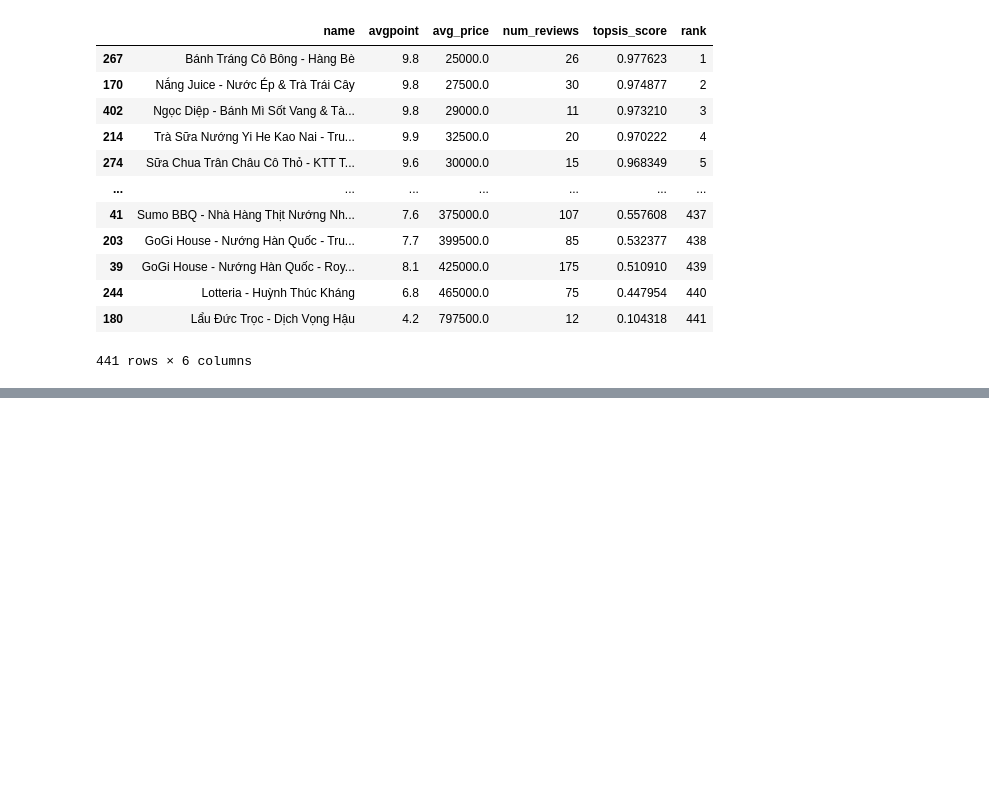
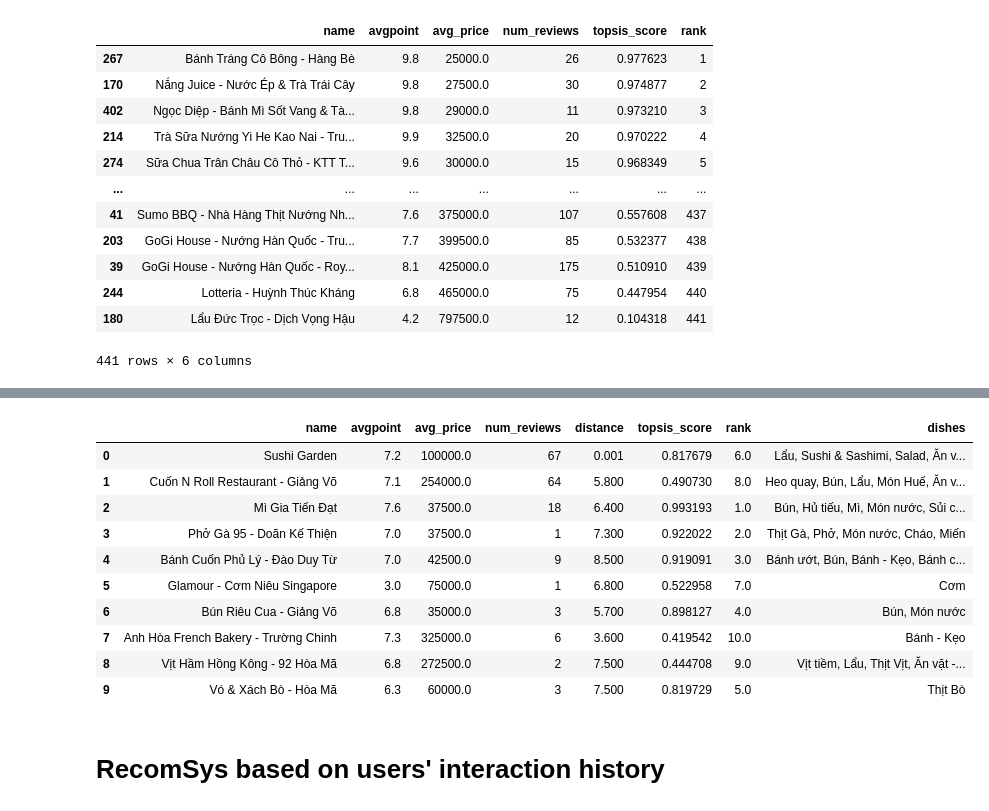
Before and after one commit to longddaays/DSS-Project-20221, a Jupyter notebook: model.ipynb, the cells around one changed output, grey strips where cells are left out. Drawn from its saved outputs; the diff is of its cells as text; code cells hidden in the pictures; blank space fills up the shorter version.

```diff
--- a/model.ipynb
+++ b/model.ipynb
@@ -74,0 +74,4 @@ topsis = pd.read_csv('result.csv')
+# %%
+prices = input()
+data_new['avg_price'] = abs(data_new['avg_price'] - int(prices))
+data_new['avg_price'].head()
@@ -94,0 +107,25 @@ topsis.sort_values(by=['rank'])
+# %%
+import googlemaps
+gmaps = googlemaps.Client(key='AIzaSyD6HqlWEEDsiS41-aoBRdZmUunsMYL-VkI')
+
+def calDist(data, userloc):
+    dis_matrix = []
+    time_matrix = []+
+    # userloc = input()
+    for i in range(data.shape[0]):
+    # for i in range(n):
+        # data = pd.read_csv('data/dss_data_test.csv')
+        my_dist = gmaps.distance_matrix(userloc,data['location'].iloc[i])['rows'][0]['elements'][0]
+        distance = my_dist['distance']['text']
+        time  = my_dist['duration']['text']
+        dis_matrix.append(distance)
+        time_matrix.append(time)
+
+    return dis_matrix, time_matrix
+# %%
+data_new_10 = pd.DataFrame
+data_new_10['time_to_restaurant'] = ["1h60m","1h20m"]
+data_new_10[['time_to_restaurant_hours'],['time_to_restaurant_minutes']] = data_new_10['time_to_restaurant'].str.split('h', expand=True)
+data_new_10['time_to_restaurant_minutes'] = data_new_10['time_to_restaurant_minutes'].str.replace('m','')
+data_new_10['weight'] = 60
+data_new_10['time_to_restaurant'] = data_new_10['time_to_restaurant_hours'].astype(int)*data_new_10['weight'] + data_new_10['time_to_restaurant_minutes'].astype(int)
@@ -120,0 +235,10 @@ def topsis_pipy(temp_dataset, dataset, nCol, weights, impact):
+# %%
+def topsis_ranking(weights)
+    dataa = newData()
+    dat = dataa.copy()
+    temp = dataa.copy()
+    # weights = [10,5,1,2]
+    impact = ["+","-","+","-"]
+    topsis_pipy(dat,temp,4,weights,impact)
+    temp[["name","dishes"]] = temp["name"].str.split(';', 1, expand=True)
+    return temp.sort_values(by=['rank'])
@@ -120,0 +257,16 @@ def topsis_pipy(temp_dataset, dataset, nCol, weights, impact):
+# %%
+topsis_ranking
+# %% [output]
+|  | name | avgpoint | avg_price | num_reviews | distance | topsis_score | rank | dishes |
+| 0 | Sushi Garden | 7.2 | 100000.0 | 67 | 0.001 | 0.817679 | 6.0 | Lẩu, Sushi & Sashimi, Salad, Ăn v... |
+| 1 | Cuốn N Roll Restaurant - Giảng Võ | 7.1 | 254000.0 | 64 | 5.800 | 0.490730 | 8.0 | Heo quay, Bún, Lẩu, Món Huế, Ăn v... |
+| 2 | Mì Gia Tiến Đạt | 7.6 | 37500.0 | 18 | 6.400 | 0.993193 | 1.0 | Bún, Hủ tiếu, Mì, Món nước, Sủi c... |
+| 3 | Phở Gà 95 - Doãn Kế Thiện | 7.0 | 37500.0 | 1 | 7.300 | 0.922022 | 2.0 | Thịt Gà, Phở, Món nước, Cháo, Miến |
+| 4 | Bánh Cuốn Phủ Lý - Đào Duy Từ | 7.0 | 42500.0 | 9 | 8.500 | 0.919091 | 3.0 | Bánh ướt, Bún, Bánh - Kẹo, Bánh c... |
+| 5 | Glamour - Cơm Niêu Singapore | 3.0 | 75000.0 | 1 | 6.800 | 0.522958 | 7.0 | Cơm |
+| 6 | Bún Riêu Cua - Giảng Võ | 6.8 | 35000.0 | 3 | 5.700 | 0.898127 | 4.0 | Bún, Món nước |
+| 7 | Anh Hòa French Bakery - Trường Chinh | 7.3 | 325000.0 | 6 | 3.600 | 0.419542 | 10.0 | Bánh - Kẹo |
+| 8 | Vịt Hầm Hồng Kông - 92 Hòa Mã | 6.8 | 272500.0 | 2 | 7.500 | 0.444708 | 9.0 | Vịt tiềm, Lẩu, Thịt Vịt, Ăn vặt -... |
+| 9 | Vó & Xách Bò - Hòa Mã | 6.3 | 60000.0 | 3 | 7.500 | 0.819729 | 5.0 | Thịt Bò |
+# %% [markdown]
+# RecomSys based on users' interaction history
```
Also changed, not shown: parts of 33 cells of this notebook, 17 other files.
